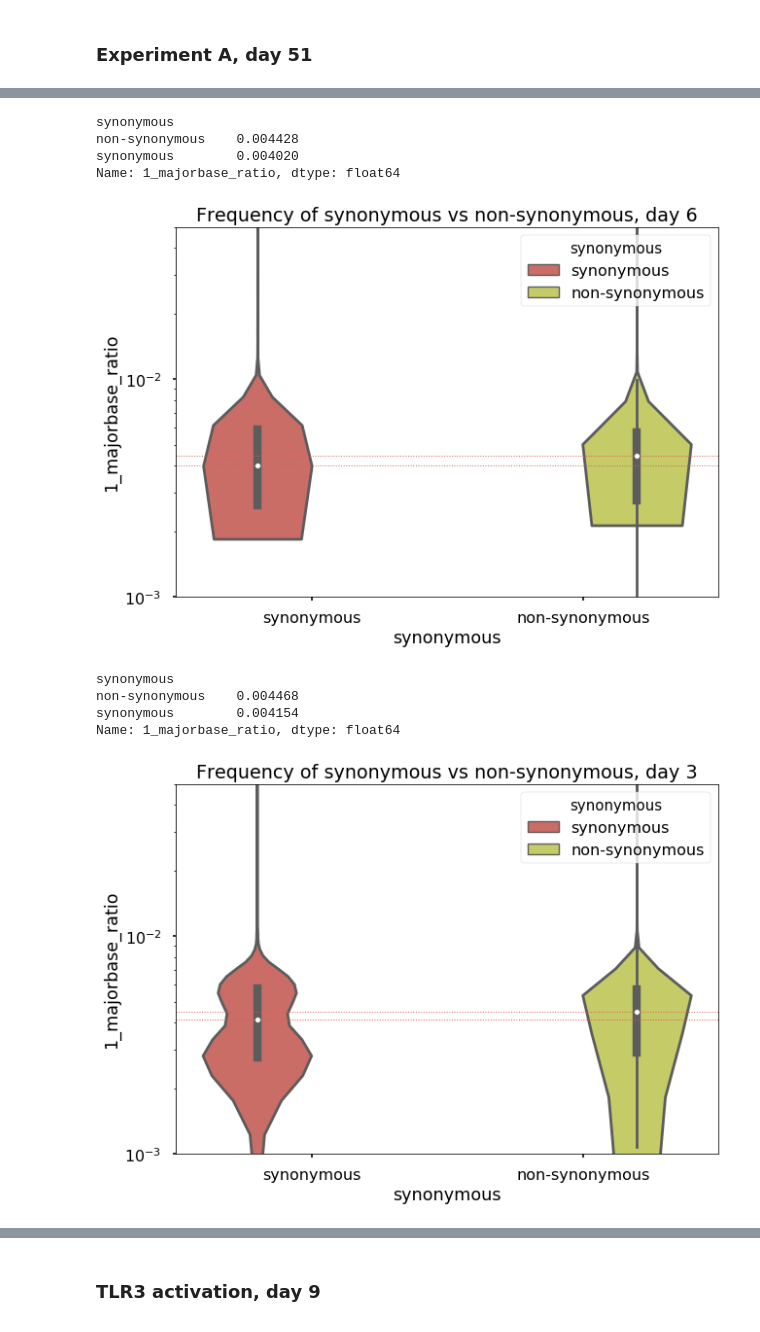
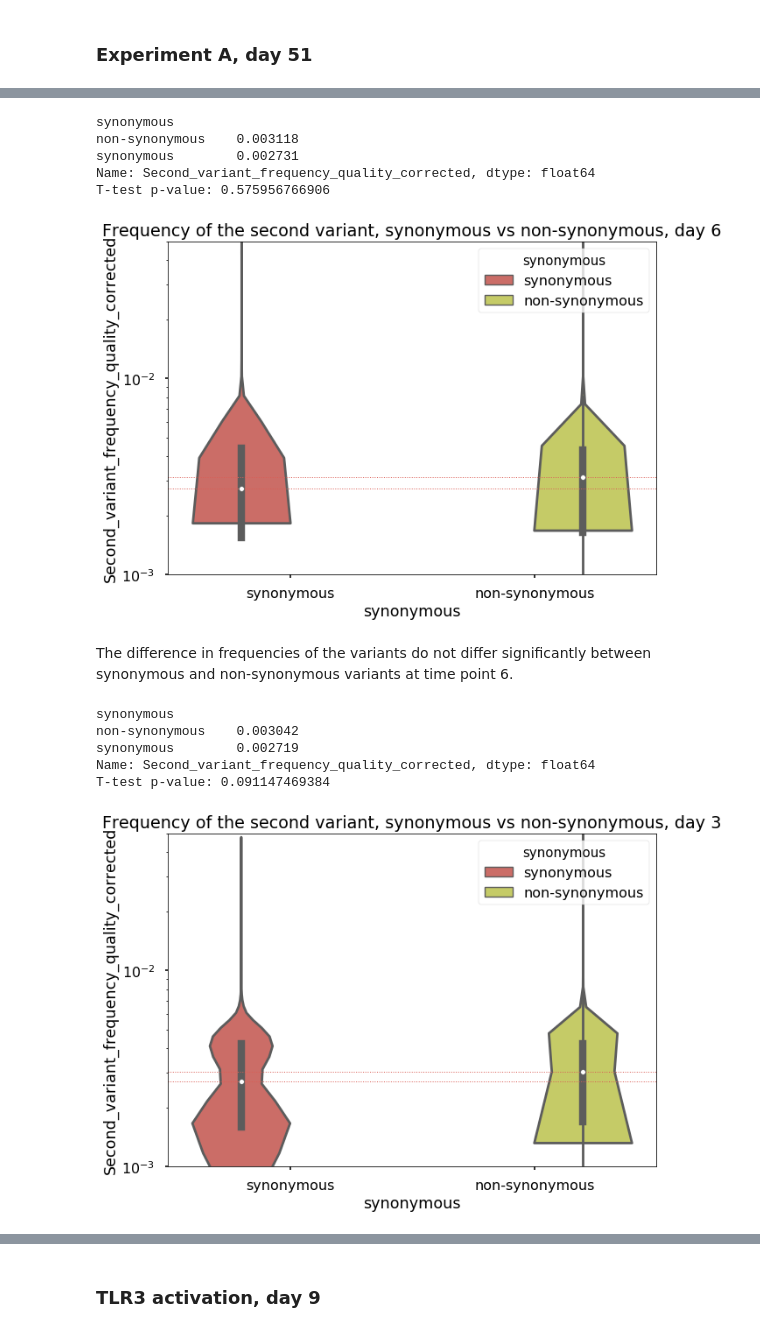
Before and after one commit to Boussau/Notebooks, a Jupyter notebook: Notebooks/Viromics/Analysis_of_first_libraries.ipynb, the cells around one changed output, grey strips where cells are left out. Cells and saved outputs as stored; diff of their text form; code cells hidden in the pictures.

```diff
--- a/Notebooks/Viromics/Analysis_of_first_libraries.ipynb
+++ b/Notebooks/Viromics/Analysis_of_first_libraries.ipynb
@@ -78,12 +136,0 @@ DD3_A.describe(include='all')
-# %%
-DD3_A['majorbase_ratio'] = DD3_A ['majorbases']/DD3_A ['coverage']
-DD6_A['majorbase_ratio'] = DD6_A ['majorbases']/DD6_A ['coverage']
-DD9_A['majorbase_ratio'] = DD9_A ['majorbases']/DD9_A ['coverage']
-DD12_A['majorbase_ratio'] = DD12_A ['majorbases']/DD12_A ['coverage']
-DD24_A['majorbase_ratio'] = DD24_A ['majorbases']/DD24_A ['coverage']
-DD51_A['majorbase_ratio'] = DD51_A ['majorbases']/DD51_A ['coverage']
-overlay_table =  pd.DataFrame ({'position':DD3_A['position'], 'DD3_A':DD3_A ['majorbase_ratio'], 'DD6_A':DD6_A ['majorbase_ratio'],'DD9_A':DD9_A ['majorbase_ratio'],'DD12_A':DD12_A ['majorbase_ratio'], 'DD24_A':DD24_A ['majorbase_ratio'], 'DD51_A':DD51_A ['majorbase_ratio']})
-siz = len(DD3_A ['coverage'])
-sample = siz*["DD3A"]+siz*["DD6A"]+siz*["DD9A"]+siz*["DD12A"]+siz*["DD24A"]+siz*["DD51A"]
-
-overlay_table_concat = pd.DataFrame ({'position':pd.concat([DD3_A['position'],DD6_A['position'],DD9_A['position'],DD12_A['position'],DD24_A['position'],DD51_A['position']]), 'majorbase_ratio':pd.concat([DD3_A ['majorbase_ratio'],DD6_A ['majorbase_ratio'], DD9_A ['majorbase_ratio'],DD12_A ['majorbase_ratio'], DD24_A ['majorbase_ratio'], DD51_A ['majorbase_ratio'] ]), 'sample':sample})
@@ -676,44 +936,52 @@ Name: 1_majorbase_ratio, dtype: float64
 # %%
-DD6_A['1_majorbase_ratio'] = 1.0 - DD6_A['majorbase_ratio']
+print( DD6_A.groupby(['synonymous'])['Second_variant_frequency_quality_corrected'].median())
+syn = DD6_A['Second_variant_frequency_quality_corrected'][DD6_A['synonymous']=="synonymous"]
+nonsyn = DD6_A['Second_variant_frequency_quality_corrected'][DD6_A['synonymous']=="non-synonymous"]
+print("T-test p-value: "+str(ttest_ind(syn, nonsyn)[1]))
 
 f, ax = plt.subplots(figsize=(10, 7))
 ax.set(yscale="log")
-lm=sns.violinplot(x='synonymous', y="1_majorbase_ratio", data=DD6_A,  hue='synonymous', ax=ax, bw=0.2)
+lm=sns.violinplot(x='synonymous', y="Second_variant_frequency_quality_corrected", data=DD6_A,  hue='synonymous', ax=ax, bw=0.2)
 axes = lm.axes
 axes.set_ylim(0.001,0.05)
 axes.set(yscale="log")
 
-print( DD6_A.groupby(['synonymous'])['1_majorbase_ratio'].median())
-medians = DD6_A.groupby(['synonymous'])['1_majorbase_ratio'].median().values
+medians = DD6_A.groupby(['synonymous'])['Second_variant_frequency_quality_corrected'].median().values
 plt.axhline(y=medians[0], linewidth=1, linestyle=':')
 plt.axhline(y=medians[1], linewidth=1, linestyle=':')
 # giving title to the plot
-plt.title("Frequency of synonymous vs non-synonymous, day 6");
+plt.title("Frequency of the second variant, synonymous vs non-synonymous, day 6");
 # %% [output]
 synonymous
-non-synonymous    0.004428
-synonymous        0.004020
-Name: 1_majorbase_ratio, dtype: float64
+non-synonymous    0.003118
+synonymous        0.002731
+Name: Second_variant_frequency_quality_corrected, dtype: float64
+T-test p-value: 0.575956766906
-[figure, old version]
+[figure, new version]
+# %% [markdown]
+The difference in frequencies of the variants do not differ significantly between synonymous and non-synonymous variants at time point 6.
 # %%
-DD3_A['1_majorbase_ratio'] = 1.0 - DD3_A['majorbase_ratio']
+print( DD3_A.groupby(['synonymous'])['Second_variant_frequency_quality_corrected'].median())
+syn = DD3_A['Second_variant_frequency_quality_corrected'][DD3_A['synonymous']=="synonymous"]
+nonsyn = DD3_A['Second_variant_frequency_quality_corrected'][DD3_A['synonymous']=="non-synonymous"]
+print("T-test p-value: "+str(ttest_ind(syn, nonsyn)[1]))
 
 f, ax = plt.subplots(figsize=(10, 7))
 ax.set(yscale="log")
-lm=sns.violinplot(x='synonymous', y="1_majorbase_ratio", data=DD3_A,  hue='synonymous', ax=ax, bw=0.2)
+lm=sns.violinplot(x='synonymous', y="Second_variant_frequency_quality_corrected", data=DD3_A,  hue='synonymous', ax=ax, bw=0.2)
 axes = lm.axes
 axes.set_ylim(0.001,0.05)
 axes.set(yscale="log")
 
-print( DD3_A.groupby(['synonymous'])['1_majorbase_ratio'].median())
-medians = DD3_A.groupby(['synonymous'])['1_majorbase_ratio'].median().values
+medians = DD3_A.groupby(['synonymous'])['Second_variant_frequency_quality_corrected'].median().values
 plt.axhline(y=medians[0], linewidth=1, linestyle=':')
 plt.axhline(y=medians[1], linewidth=1, linestyle=':')
 # giving title to the plot
-plt.title("Frequency of synonymous vs non-synonymous, day 3");
+plt.title("Frequency of the second variant, synonymous vs non-synonymous, day 3");
 # %% [output]
 synonymous
-non-synonymous    0.004468
-synonymous        0.004154
-Name: 1_majorbase_ratio, dtype: float64
+non-synonymous    0.003042
+synonymous        0.002719
+Name: Second_variant_frequency_quality_corrected, dtype: float64
+T-test p-value: 0.091147469384
-[figure, old version]
+[figure, new version]
```
Also changed, not shown: parts of 117 cells of this notebook.
